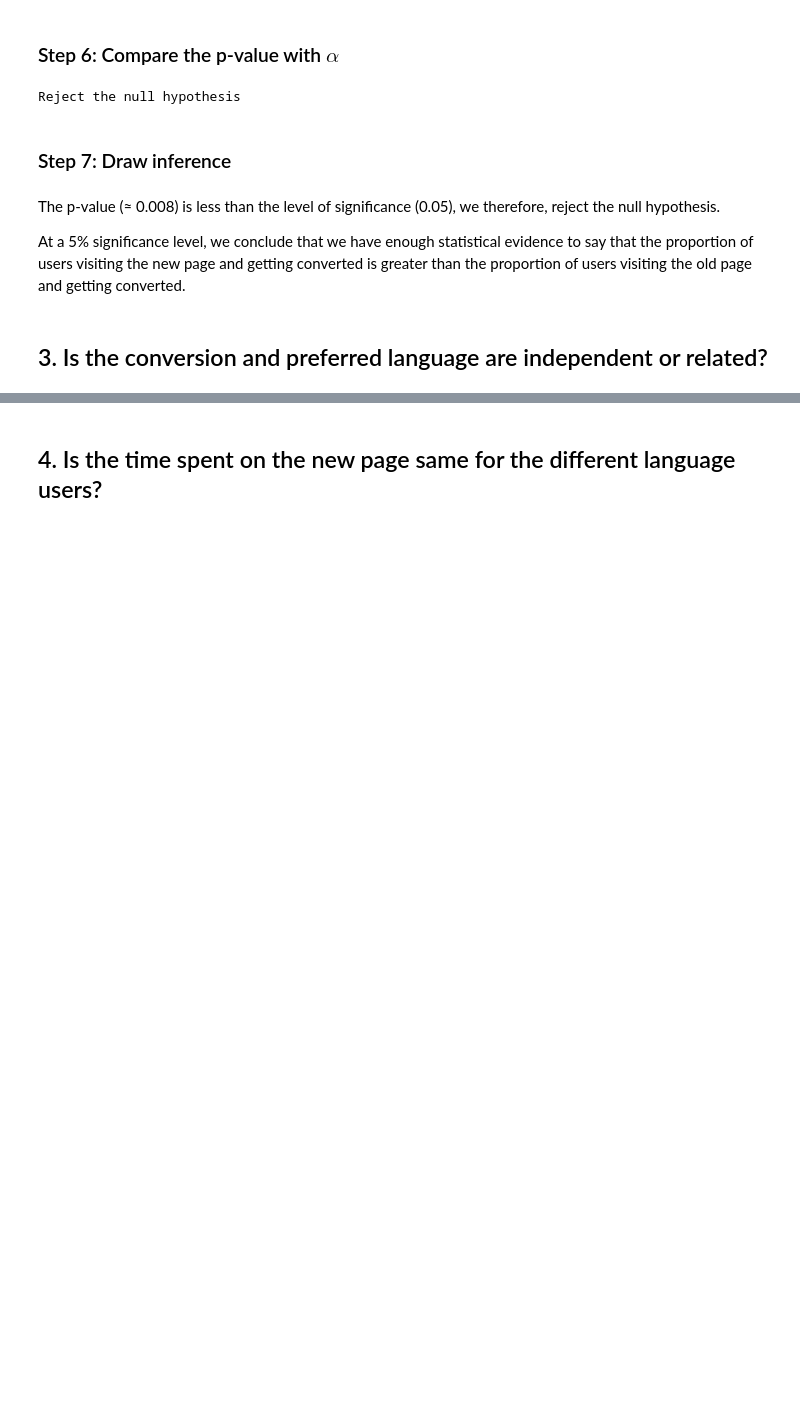
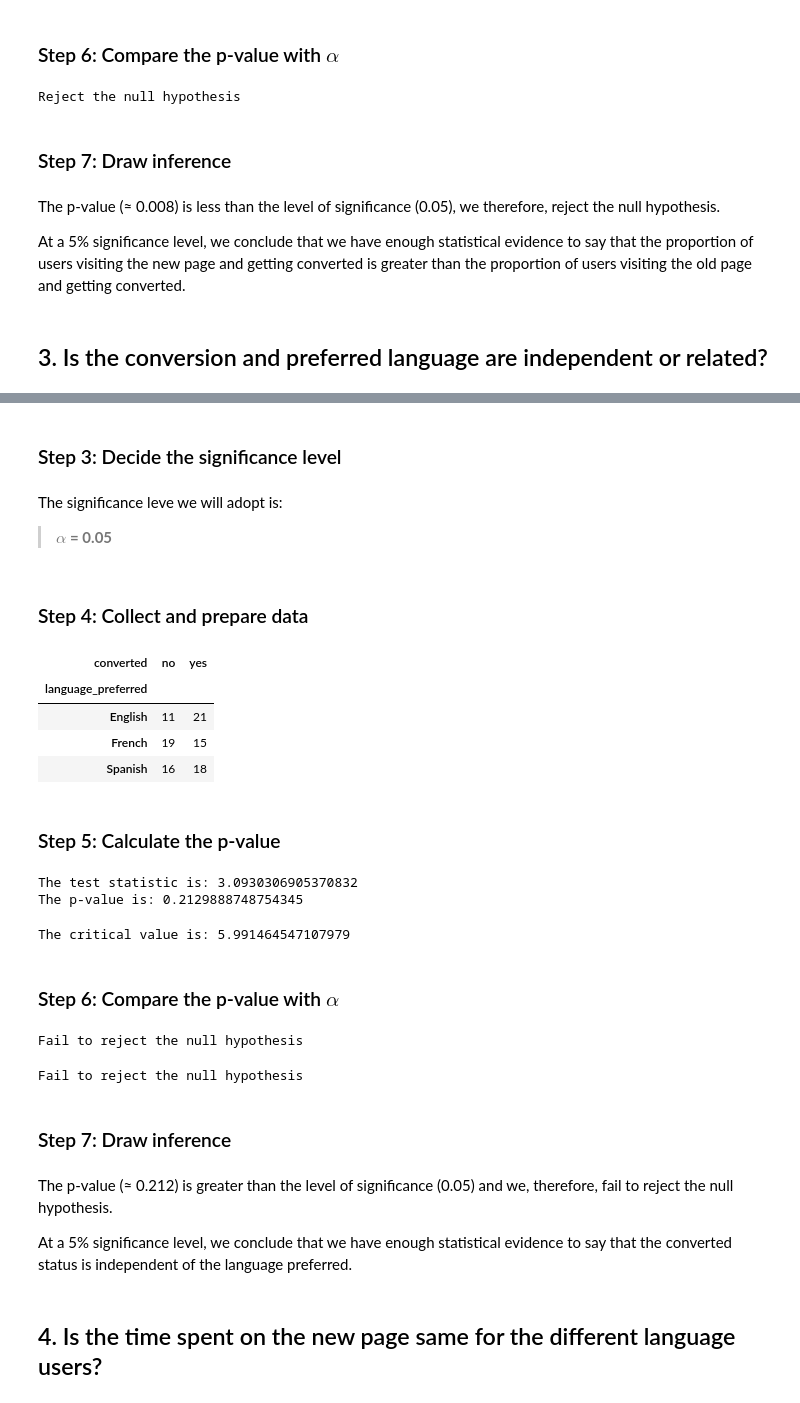
Before and after one commit to akatjizeu/Data-Science, a Jupyter notebook: deakin-bridging/business-stats/ENews_Express_Learner_Notebook_Full_Code.ipynb, the cells around one changed output, grey strips where cells are left out. Cells and saved outputs as stored; diff of their text form; code cells hidden in the pictures; blank space fills up the shorter version.

Commit message:
test 3& 4 done

```diff
--- a/deakin-bridging/business-stats/ENews_Express_Learner_Notebook_Full_Code.ipynb
+++ b/deakin-bridging/business-stats/ENews_Express_Learner_Notebook_Full_Code.ipynb
@@ -500,2 +552,59 @@ At a 5% significance level, we conclude that we have enough statistical evidence
+# %% [markdown]
+### Step 3: Decide the significance level
+# %% [markdown]
+The significance leve we will adopt is:
+>**$\alpha$ = 0.05**
+# %% [markdown]
+### Step 4: Collect and prepare data
+# %%
+#Create a contigency table to perform this test
+contingency_table = pd.crosstab(data.language_preferred,data.converted)
+contingency_table
+# %% [output]
+| converted | no | yes |
+| language_preferred |  |  |
+| English | 11 | 21 |
+| French | 19 | 15 |
+| Spanish | 16 | 18 |
+# %% [markdown]
+### Step 5: Calculate the p-value
+# %%
+#Calcution of the p-value using chi2_contingency
+chi2, p_value, dof, expected = chi2_contingency(contingency_table)
+print(f'The test statistic is: {chi2}\nThe p-value is: {p_value}')
+# %% [output]
+The test statistic is: 3.0930306905370832
+The p-value is: 0.2129888748754345
+# %%
+#Calculation of the critical value
+alpha = 0.05
+chi2_critical = stats.chi2.ppf(1 - alpha, df=2)
+print(f'The critical value is: {chi2_critical}')
+# %% [output]
+The critical value is: 5.991464547107979
+# %% [markdown]
+### Step 6: Compare the p-value with $\alpha$
+# %%
+# Compare the p-value with alpha
+if p_value < 0.05:
+    print("Reject the null hypothesis")
+else:
+    print("Fail to reject the null hypothesis")
+# %% [output]
+Fail to reject the null hypothesis
+# %%
+# Draw conclusion using the critical value
+if chi2 > chi2_critical:
+    print("Reject the null hypothesis")
+else:
+    print("Fail to reject the null hypothesis")
+# %% [output]
+Fail to reject the null hypothesis
+# %% [markdown]
+### Step 7:  Draw inference
+# %% [markdown]
+The p-value (≈ 0.212) is greater than the level of significance (0.05) and we, therefore, fail to reject the null hypothesis.
+
+At a 5% significance level, we conclude that we have enough statistical evidence to say that the converted status is independent of the language preferred.
 # %% [markdown]
 ## 4. Is the time spent on the new page same for the different language users?
```
Also changed, not shown: parts of 27 cells of this notebook.
